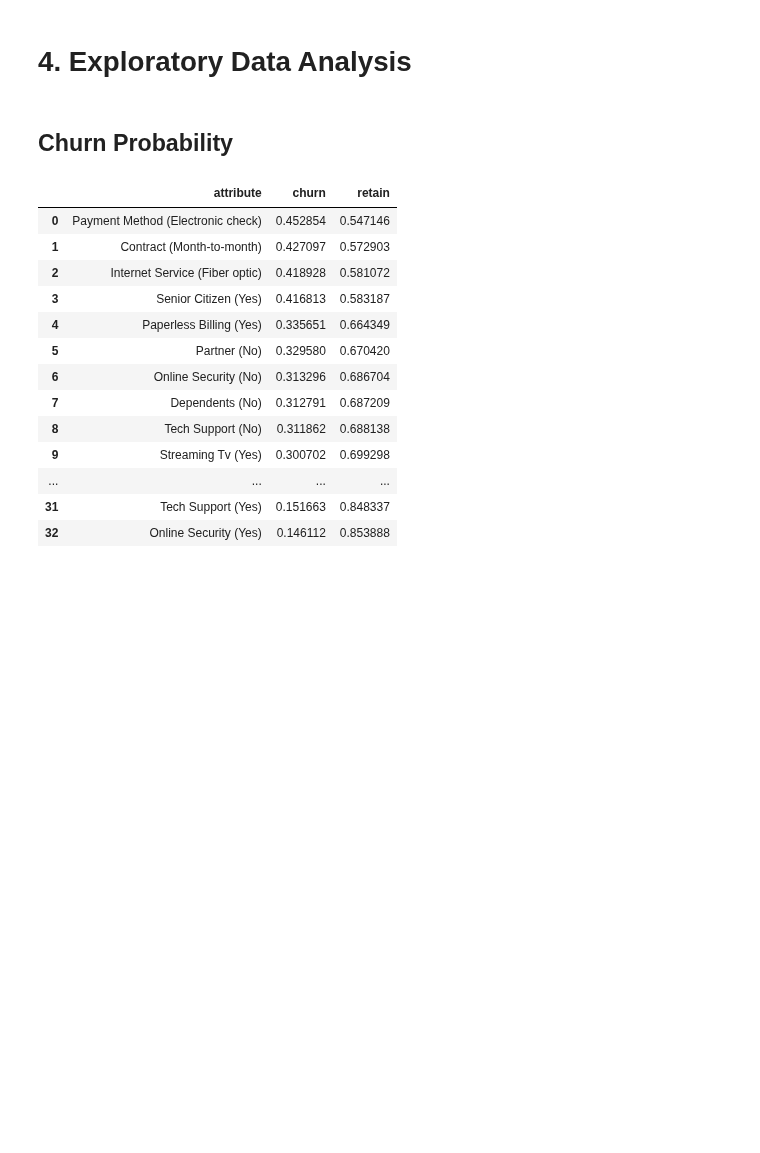
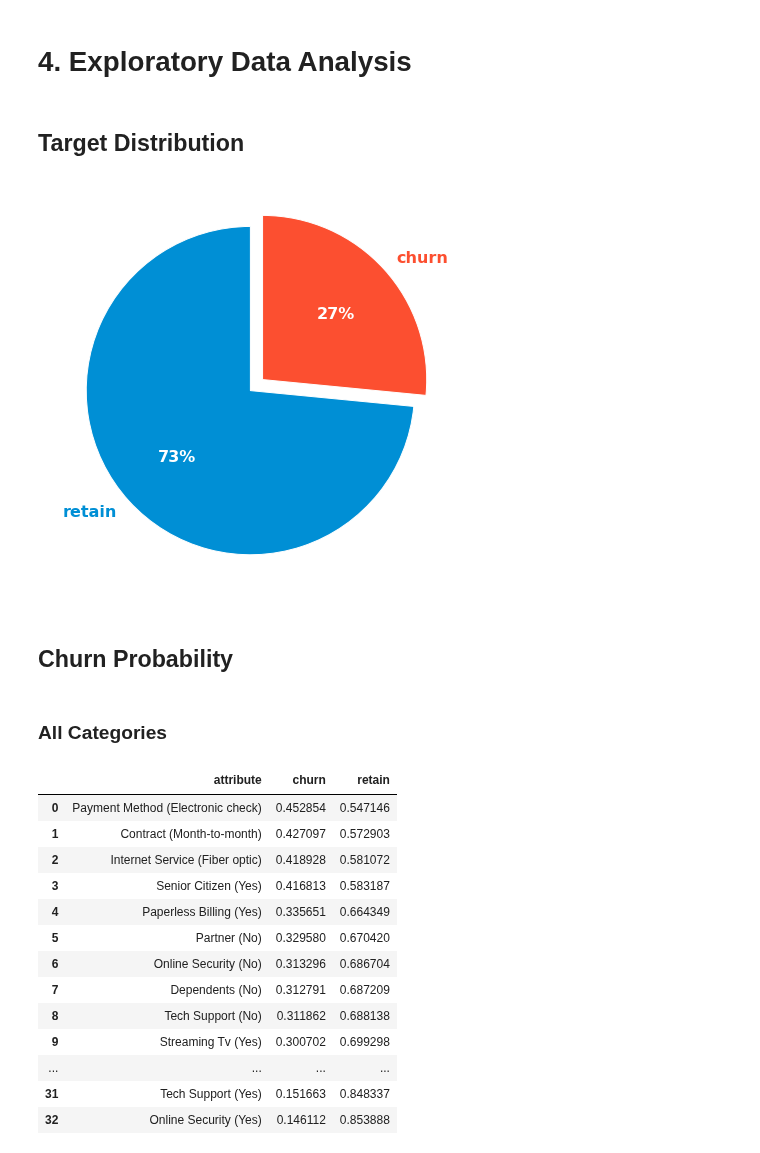
Before and after one commit to adhang/data-science-digital-skola, a Jupyter notebook: 99. Final Project/Telco_Customer_Churn_Prediction_(Portfolio).ipynb, the cells around one changed output. Drawn from its saved outputs; the diff is of its cells as text; code cells hidden in the pictures; blank space fills up the shorter version.

Commit message:
Add target distribution viz

```diff
--- a/99. Final Project/Telco_Customer_Churn_Prediction_(Portfolio).ipynb
+++ b/99. Final Project/Telco_Customer_Churn_Prediction_(Portfolio).ipynb
@@ -523,2 +526,22 @@ column_categorical.remove('churn')
+# %% [markdown]
+## Target Distribution
+# %%
+pie_data = data_viz['churn'].value_counts(normalize=True).values * 100
+pie_label = data_viz['churn'].value_counts(normalize=True).index.to_list()
+
+fig, ax = plt.subplots(figsize=(8,6))
+
+wedges, texts, autotexts = ax.pie(pie_data, labels=pie_label,
+                                  startangle=90, explode=[0, 0.1],
+                                  autopct='%.0f%%',
+                                  textprops={'color':'w', 'fontsize':16, 'weight':'bold'})
+
+for i, wedge in enumerate(wedges):
+  texts[i].set_color(wedge.get_facecolor())
+
+plt.tight_layout()
+plt.show()
+# %% [output]
+[figure, added]
 # %% [markdown]
 ## Churn Probability
@@ -528,3 +548,5 @@ data_viz.loc[:,'churn'] = data_viz.loc[:, 'churn'].apply(lambda x: 'churn' if x
+# %% [markdown]
+### All Categories
 # %%
 columns = data_viz['churn']
 
```
Also changed, not shown: parts of 2 cells of this notebook.
